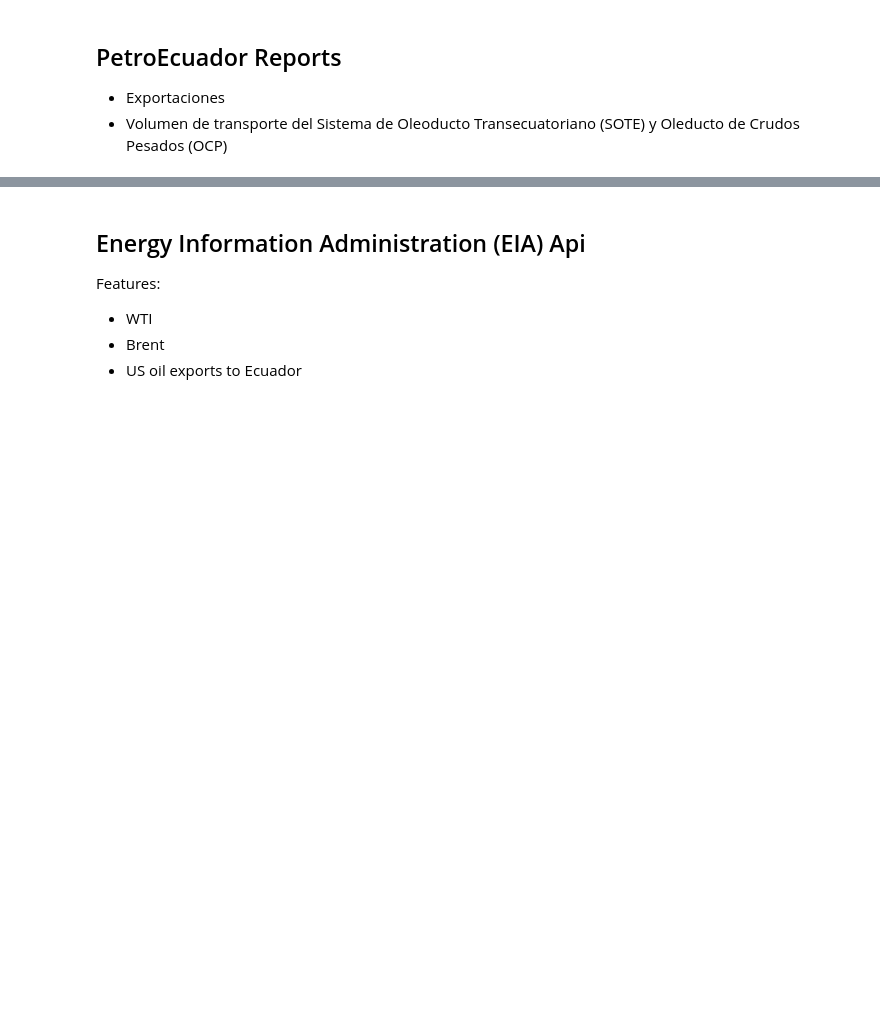
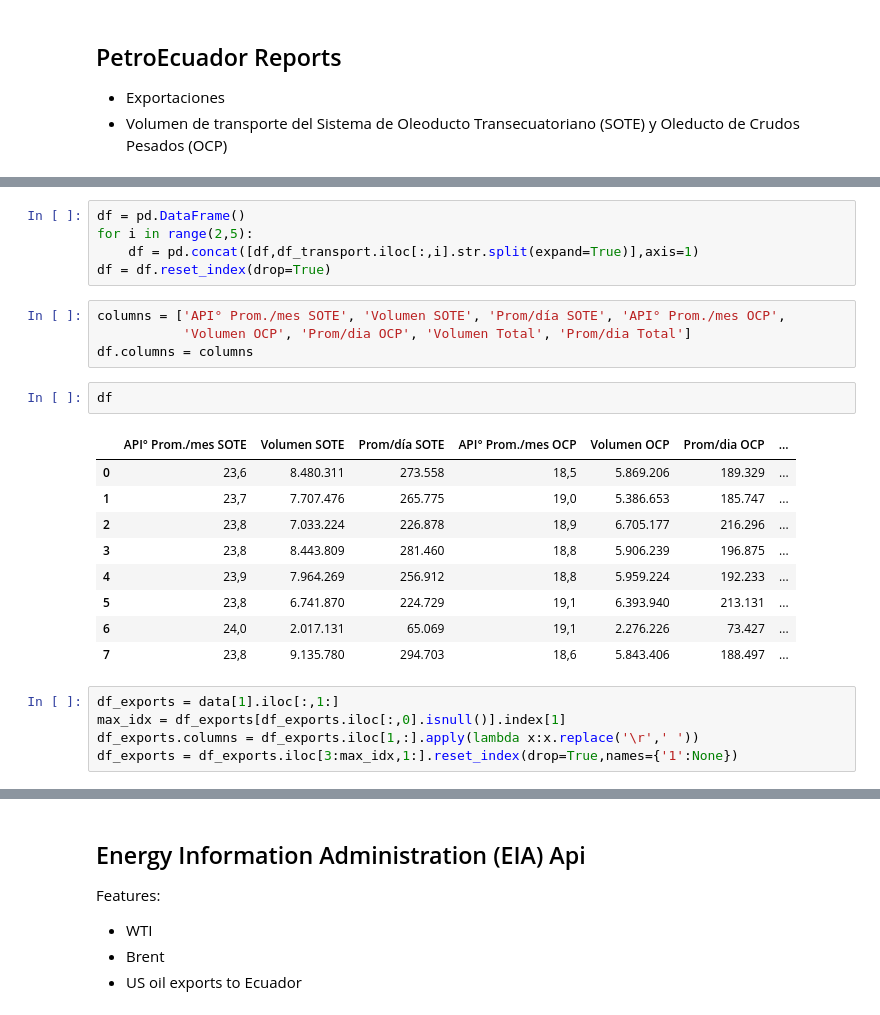
Before and after one commit to SalazarV4/oil-optimization, a Jupyter notebook: notebooks/data_collection.ipynb, the cells around one changed output, grey strips where cells are left out. Drawn from its saved outputs; the diff is of its cells as text; blank space fills up the shorter version.

```diff
--- a/notebooks/data_collection.ipynb
+++ b/notebooks/data_collection.ipynb
@@ -272,0 +253,26 @@ data[0]
+# %%
+df = pd.DataFrame()
+for i in range(2,5):
+    df = pd.concat([df,df_transport.iloc[:,i].str.split(expand=True)],axis=1)
+df = df.reset_index(drop=True)
+# %%
+columns = ['API° Prom./mes SOTE', 'Volumen SOTE', 'Prom/día SOTE', 'API° Prom./mes OCP',
+           'Volumen OCP', 'Prom/dia OCP', 'Volumen Total', 'Prom/dia Total']
+df.columns = columns
+# %%
+df
+# %% [output]
+|  | API° Prom./mes SOTE | Volumen SOTE | Prom/día SOTE | API° Prom./mes OCP | Volumen OCP | Prom/dia OCP | ... |
+| 0 | 23,6 | 8.480.311 | 273.558 | 18,5 | 5.869.206 | 189.329 | ... |
+| 1 | 23,7 | 7.707.476 | 265.775 | 19,0 | 5.386.653 | 185.747 | ... |
+| 2 | 23,8 | 7.033.224 | 226.878 | 18,9 | 6.705.177 | 216.296 | ... |
+| 3 | 23,8 | 8.443.809 | 281.460 | 18,8 | 5.906.239 | 196.875 | ... |
+| 4 | 23,9 | 7.964.269 | 256.912 | 18,8 | 5.959.224 | 192.233 | ... |
+| 5 | 23,8 | 6.741.870 | 224.729 | 19,1 | 6.393.940 | 213.131 | ... |
+| 6 | 24,0 | 2.017.131 | 65.069 | 19,1 | 2.276.226 | 73.427 | ... |
+| 7 | 23,8 | 9.135.780 | 294.703 | 18,6 | 5.843.406 | 188.497 | ... |
+# %%
+df_exports = data[1].iloc[:,1:]
+max_idx = df_exports[df_exports.iloc[:,0].isnull()].index[1]
+df_exports.columns = df_exports.iloc[1,:].apply(lambda x:x.replace('\r',' '))
+df_exports = df_exports.iloc[3:max_idx,1:].reset_index(drop=True,names={'1':None})
```
Also changed, not shown: parts of 11 cells of this notebook, 12 other files.
